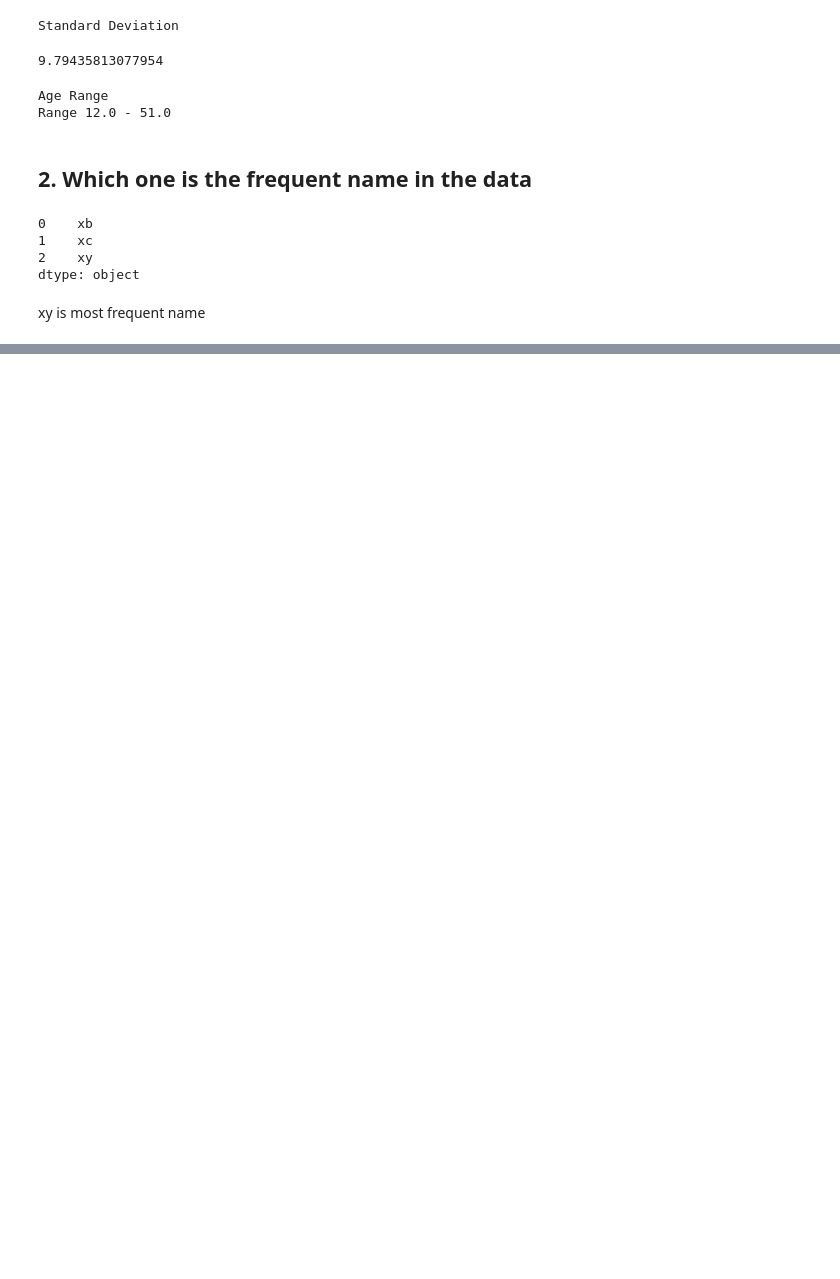
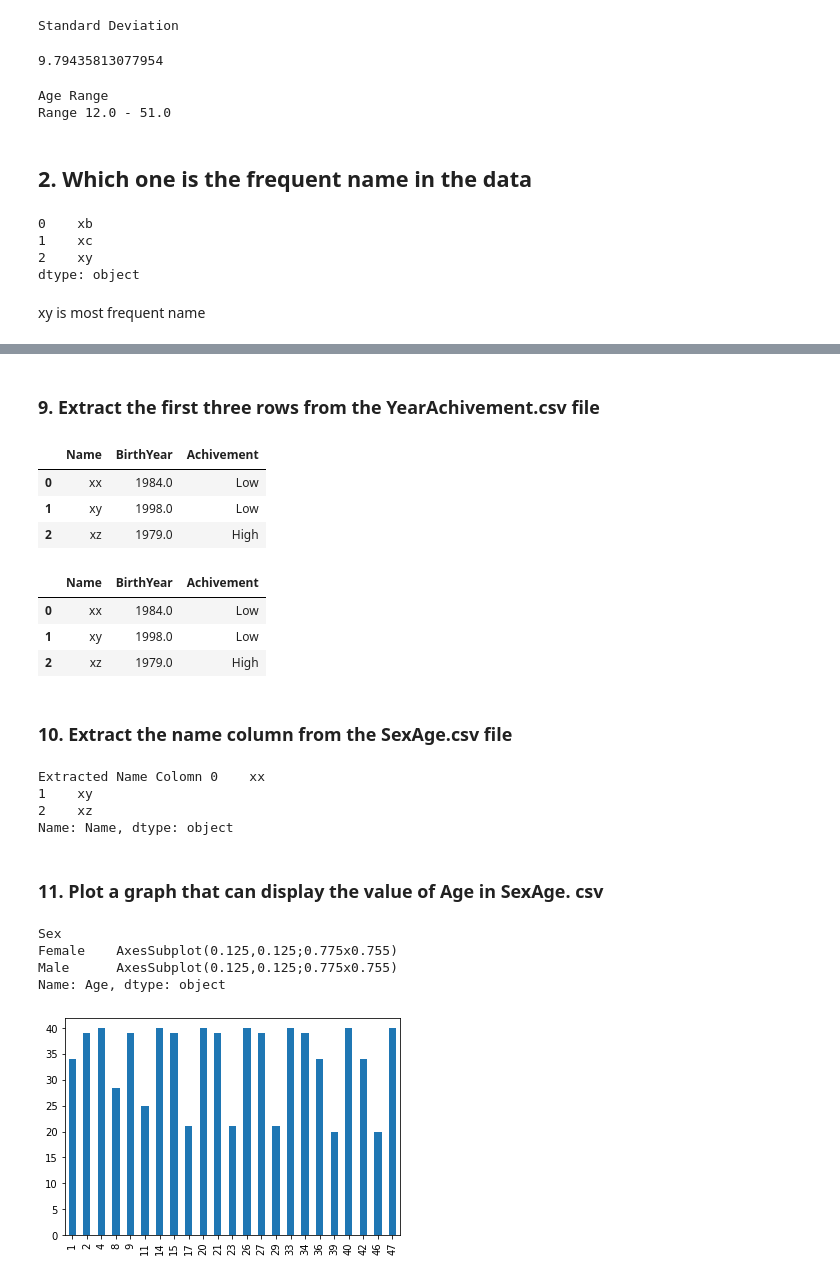
Before and after one commit to jonmersha/dataminingWorkSheet, a Jupyter notebook: worksheetSol.ipynb, the cells around one changed output, grey strips where cells are left out. Drawn from its saved outputs; the diff is of its cells as text; code cells hidden in the pictures; blank space fills up the shorter version.

```diff
--- a/worksheetSol.ipynb
+++ b/worksheetSol.ipynb
@@ -121,0 +150,7 @@ xy is most frequent name
+# %%
+import pandas as pd
+year_achievement=pd.read_csv('data/YearAchievement.csv')
+sex_age=pd.read_csv('data/SexAge.csv')
+
+print('year achievemnt',year_achievement.head())
+print('Gender and age',sex_age.head())
@@ -121,0 +170,48 @@ xy is most frequent name
+# %% [markdown]
+### 9.	Extract the first three rows from the YearAchivement.csv file
+# %%
+# using iloc
+three_rows_yrac=year_achievement.iloc[:3]
+three_rows_yrac
+# %% [output]
+|  | Name | BirthYear | Achivement |
+| 0 | xx | 1984.0 | Low |
+| 1 | xy | 1998.0 | Low |
+| 2 | xz | 1979.0 | High |
+# %%
+# using head
+three_rows_yrac_head=year_achievement.head(3)
+three_rows_yrac_head
+# %% [output]
+|  | Name | BirthYear | Achivement |
+| 0 | xx | 1984.0 | Low |
+| 1 | xy | 1998.0 | Low |
+| 2 | xz | 1979.0 | High |
+# %% [markdown]
+### 10.	Extract the  name column from the SexAge.csv file
+# %%
+name_in_sex_age=sex_age.Name
+print('Extracted Name Colomn',name_in_sex_age.head(3))
+# %% [output]
+Extracted Name Colomn 0    xx
+1    xy
+2    xz
+Name: Name, dtype: object
+# %% [markdown]
+### 11.	Plot a graph that can display the value of Age in SexAge. csv
+# %%
+
+sex_age['Sex'].replace('m',"Male",inplace=True)
+sex_age['Sex'].replace('F',"Female",inplace=True)
+sex_age.Age.fillna(sex_age.Age.mean(),inplace=True)
+sex_age.Age.replace(0,sex_age.Age.mean(),inplace=True)
+# %%
+# sex_age.groupby(['Sex']).Age.plot(kind='bar',y='Age',x='Sex')
+# sex_age.plot(kind='bar',y='Age',x='Sex')
+sex_age.groupby('Sex').Age.plot(kind='bar',y='Age',x='Sex')
+# %% [output]
+Sex
+Female    AxesSubplot(0.125,0.125;0.775x0.755)
+Male      AxesSubplot(0.125,0.125;0.775x0.755)
+Name: Age, dtype: object
+[figure, added]
```
Also changed, not shown: parts of 21 cells of this notebook, 1 other file.
